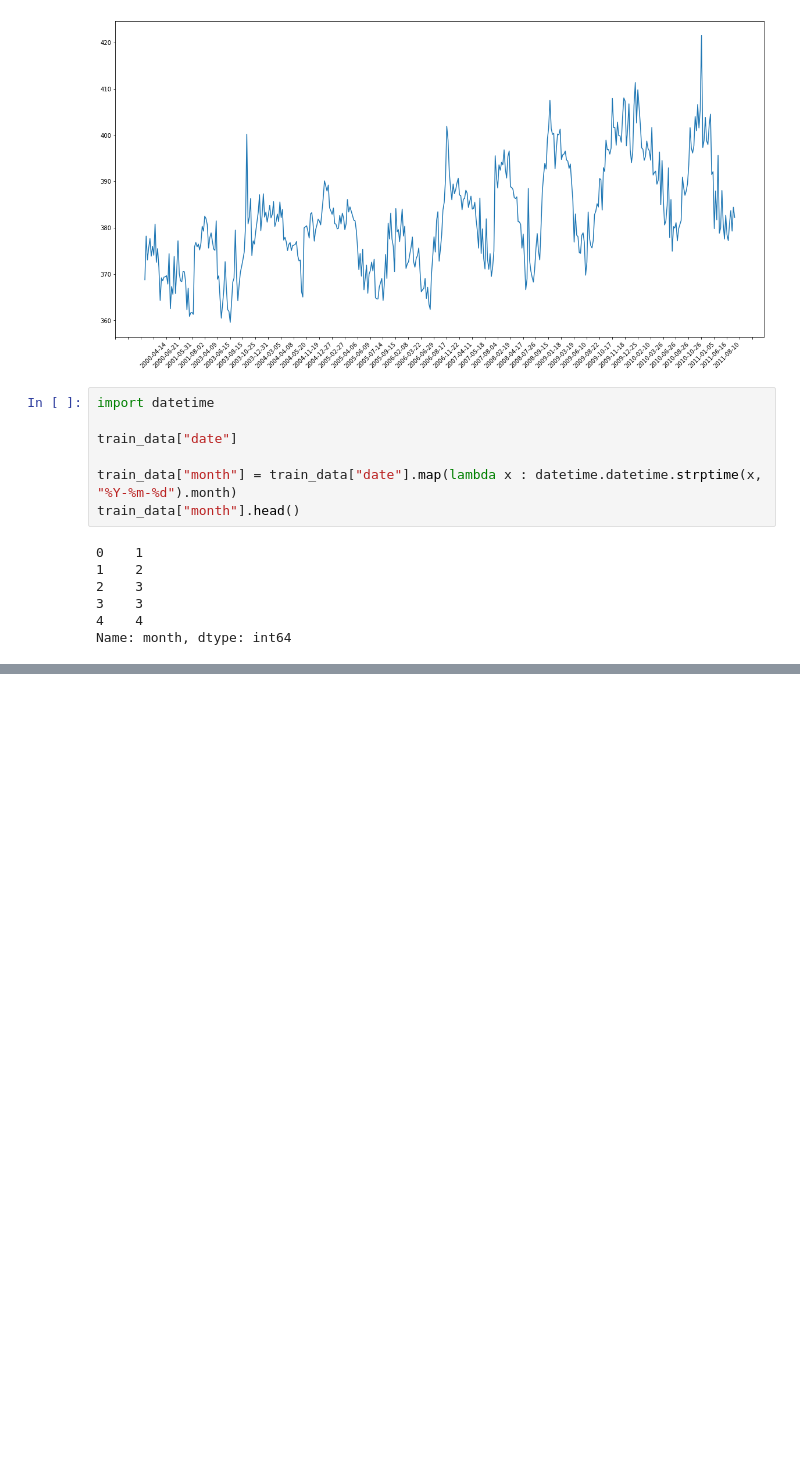
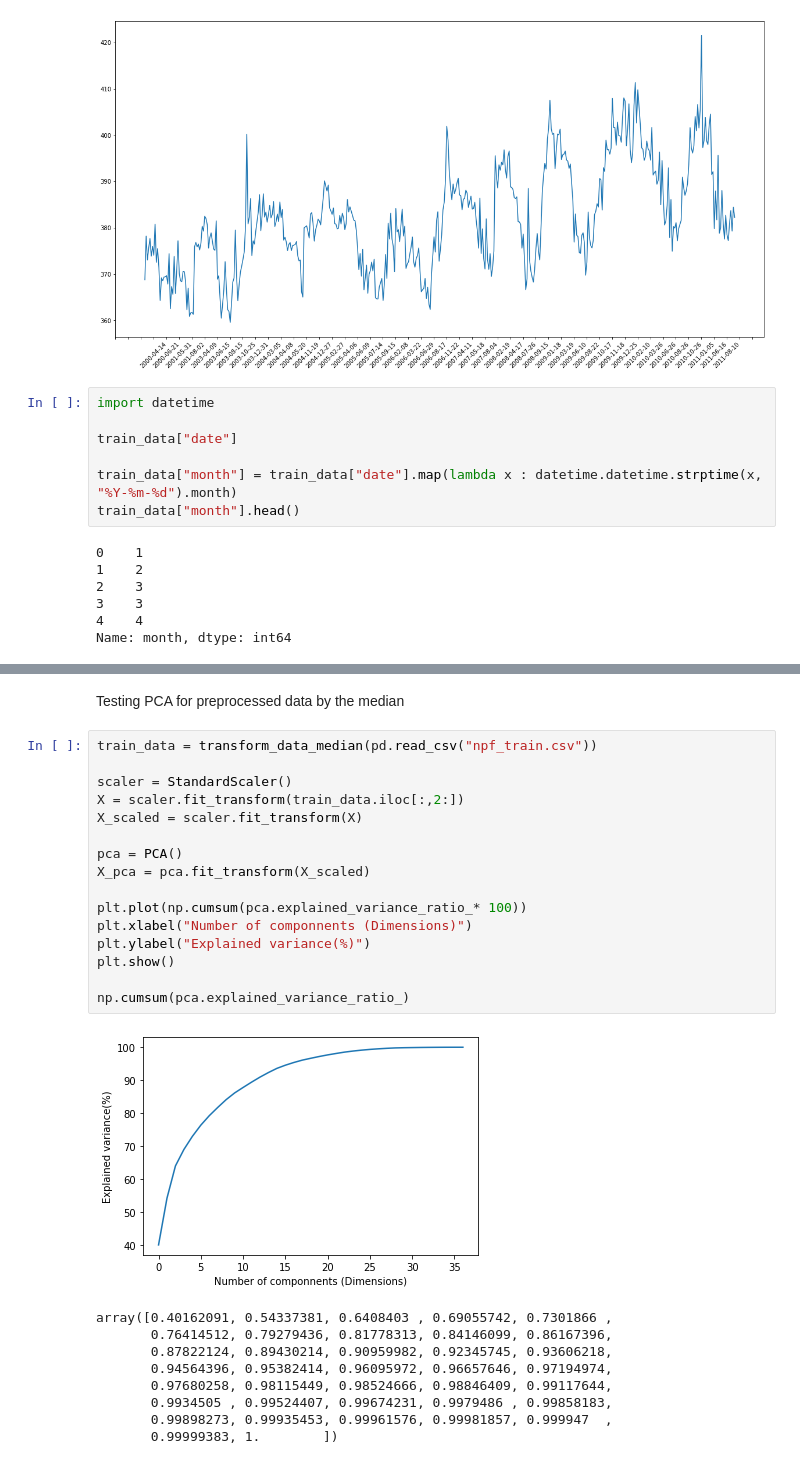
Before and after one commit to smaikkeli/MachineLearningProject, a Jupyter notebook: EDA/testing.ipynb, the cells around one changed output, grey strips where cells are left out. Cells and saved outputs as stored; diff of their text form; blank space fills up the shorter version.

Commit message:
More testing

```diff
--- a/EDA/testing.ipynb
+++ b/EDA/testing.ipynb
@@ -295,0 +393,28 @@ poly_stats
+# %% [markdown]
+Testing PCA for preprocessed data by the median
+# %%
+train_data = transform_data_median(pd.read_csv("npf_train.csv"))
+
+scaler = StandardScaler()
+X = scaler.fit_transform(train_data.iloc[:,2:])
+X_scaled = scaler.fit_transform(X)
+
+pca = PCA()
+X_pca = pca.fit_transform(X_scaled)
+
+plt.plot(np.cumsum(pca.explained_variance_ratio_* 100))
+plt.xlabel("Number of componnents (Dimensions)")
+plt.ylabel("Explained variance(%)")
+plt.show()
+
+np.cumsum(pca.explained_variance_ratio_)
+# %% [output]
+[figure, added]
+array([0.40162091, 0.54337381, 0.6408403 , 0.69055742, 0.7301866 ,
+       0.76414512, 0.79279436, 0.81778313, 0.84146099, 0.86167396,
+       0.87822124, 0.89430214, 0.90959982, 0.92345745, 0.93606218,
+       0.94564396, 0.95382414, 0.96095972, 0.96657646, 0.97194974,
+       0.97680258, 0.98115449, 0.98524666, 0.98846409, 0.99117644,
+       0.9934505 , 0.99524407, 0.99674231, 0.9979486 , 0.99858183,
+       0.99898273, 0.99935453, 0.99961576, 0.99981857, 0.999947  ,
+       0.99999383, 1.        ])
```
Also changed, not shown: parts of 17 cells of this notebook, 1 other file.
